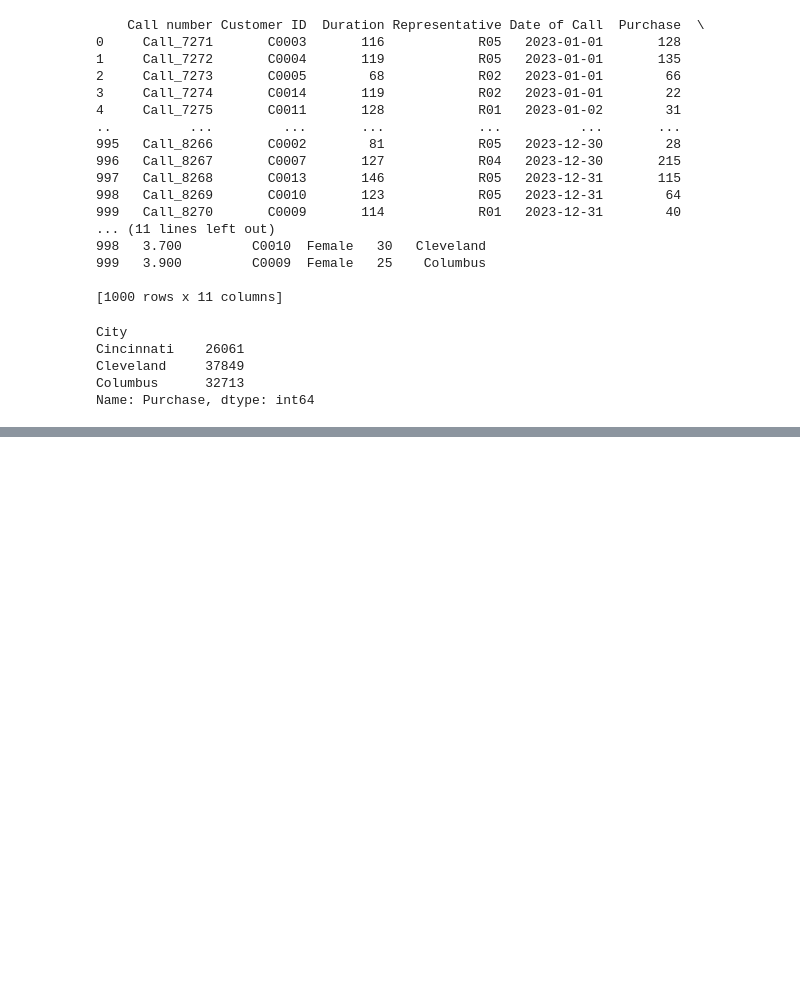
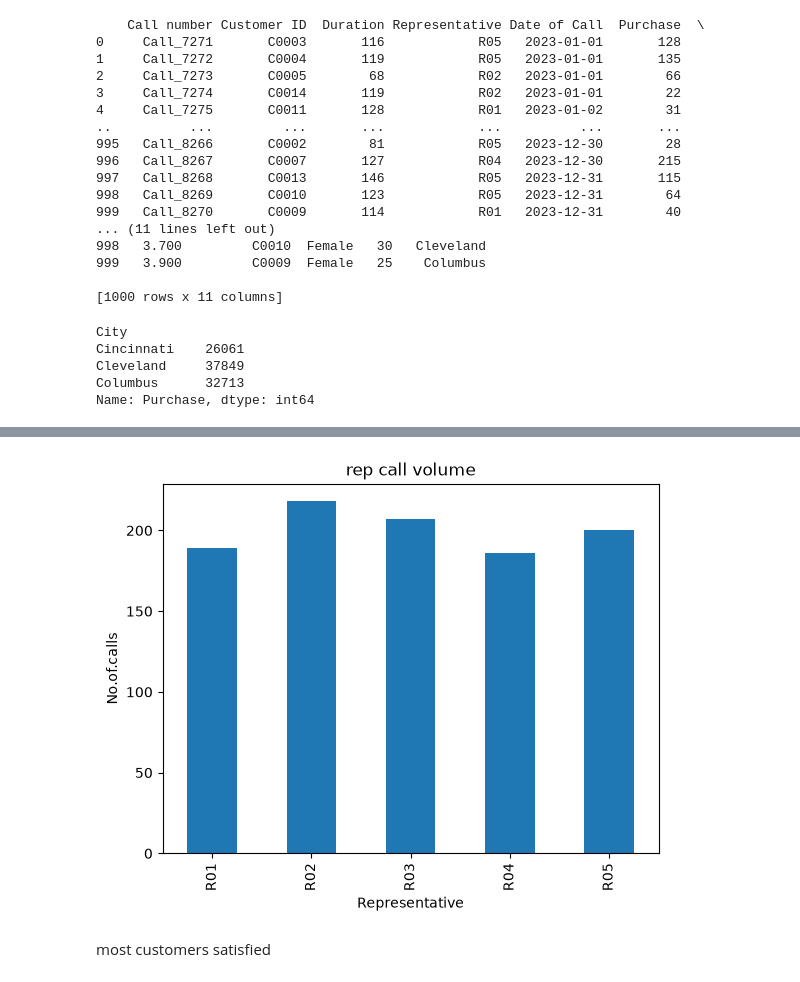
Before and after one commit to GnanajothiM/call_centre_performance_Analysis_system, a Jupyter notebook: source/call_center.ipynb, the cells around one changed output, grey strips where cells are left out. Cells and saved outputs as stored; diff of their text form; code cells hidden in the pictures; blank space fills up the shorter version.

```diff
--- a/source/call_center.ipynb
+++ b/source/call_center.ipynb
@@ -412,0 +588,3 @@ Name: Purchase, dtype: int64
+# %%
+rep=calls.groupby("Representative")["Call number"].count()
+print(rep)
@@ -412,0 +599,9 @@ Name: Purchase, dtype: int64
+# %%
+rep.plot(kind="bar")
+plt.ylabel("No.of.calls")
+plt.title("rep call volume")
+plt.show()
+# %% [output]
+[figure, added]
+# %% [markdown]
+most customers satisfied
```
Also changed, not shown: parts of 50 cells of this notebook.
